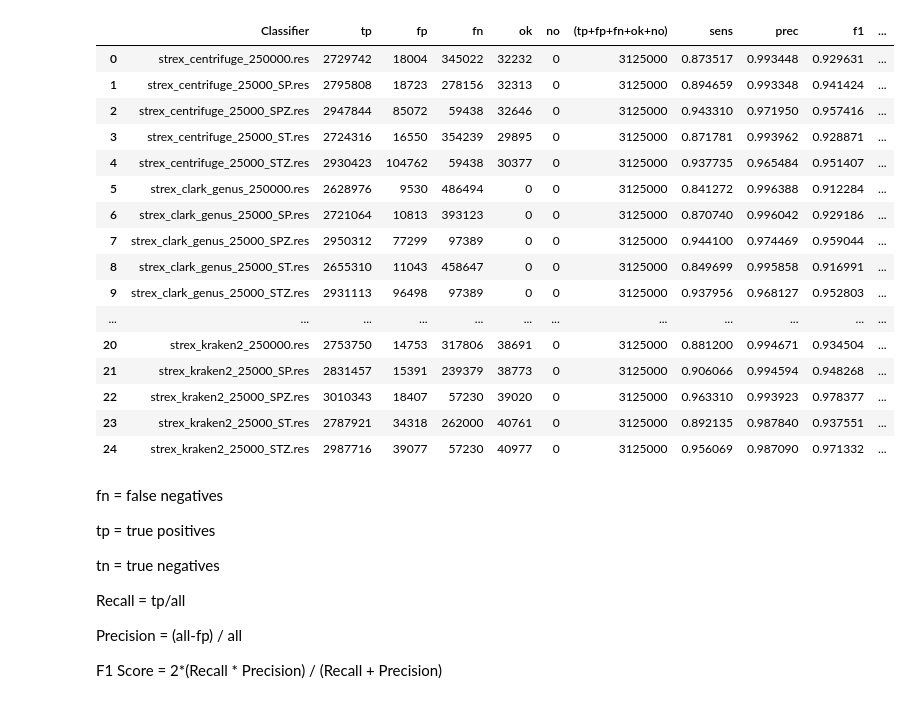
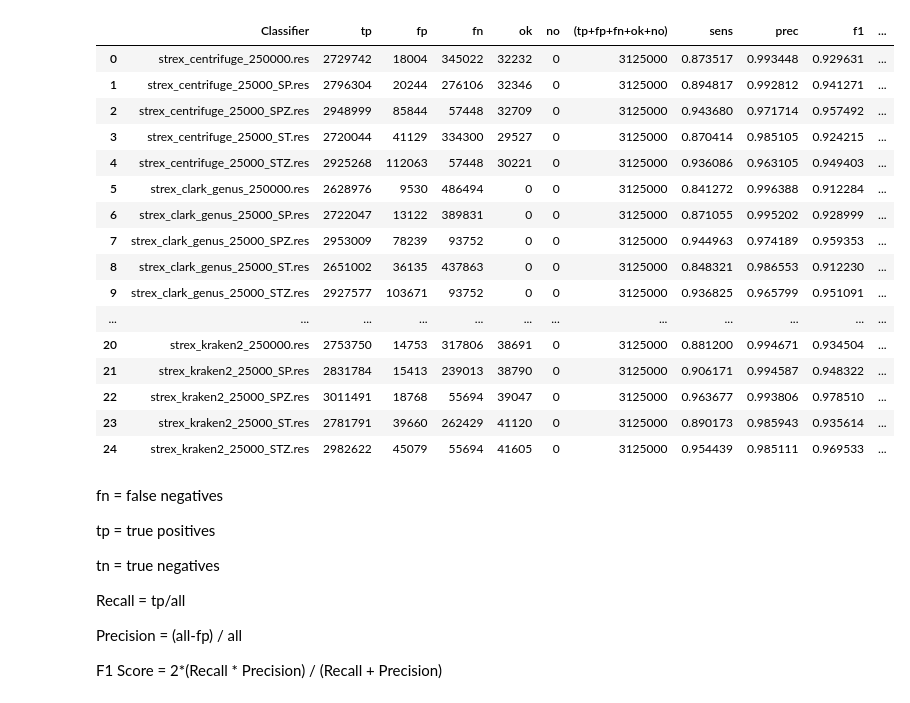
Before and after one commit to leonardoagg/Bioinformatics-Project, a Jupyter notebook: Analysis/ResultsEvaluationAnalysis.ipynb, the cells around one changed output. Saved outputs shown, nothing was run; the diff lists cells and outputs as text; code cells hidden in the pictures.

```diff
--- a/Analysis/ResultsEvaluationAnalysis.ipynb
+++ b/Analysis/ResultsEvaluationAnalysis.ipynb
@@ -2,27 +2,32 @@
 import pandas as pd
 import matplotlib.pyplot as plt
 import numpy as np
-# %%
-df = pd.read_csv('../Script/results_evaluation_genus.csv', sep='\t')
-df
-# %% [output]
-|  | Classifier | tp | fp | fn | ok | no | (tp+fp+fn+ok+no) | sens | prec | f1 | ... |
-| 0 | strex_centrifuge_250000.res | 2729742 | 18004 | 345022 | 32232 | 0 | 3125000 | 0.873517 | 0.993448 | 0.929631 | ... |
-| 1 | strex_centrifuge_25000_SP.res | 2795808 | 18723 | 278156 | 32313 | 0 | 3125000 | 0.894659 | 0.993348 | 0.941424 | ... |
-| 2 | strex_centrifuge_25000_SPZ.res | 2947844 | 85072 | 59438 | 32646 | 0 | 3125000 | 0.943310 | 0.971950 | 0.957416 | ... |
-| 3 | strex_centrifuge_25000_ST.res | 2724316 | 16550 | 354239 | 29895 | 0 | 3125000 | 0.871781 | 0.993962 | 0.928871 | ... |
-| 4 | strex_centrifuge_25000_STZ.res | 2930423 | 104762 | 59438 | 30377 | 0 | 3125000 | 0.937735 | 0.965484 | 0.951407 | ... |
-| 5 | strex_clark_genus_250000.res | 2628976 | 9530 | 486494 | 0 | 0 | 3125000 | 0.841272 | 0.996388 | 0.912284 | ... |
-| 6 | strex_clark_genus_25000_SP.res | 2721064 | 10813 | 393123 | 0 | 0 | 3125000 | 0.870740 | 0.996042 | 0.929186 | ... |
-| 7 | strex_clark_genus_25000_SPZ.res | 2950312 | 77299 | 97389 | 0 | 0 | 3125000 | 0.944100 | 0.974469 | 0.959044 | ... |
-| 8 | strex_clark_genus_25000_ST.res | 2655310 | 11043 | 458647 | 0 | 0 | 3125000 | 0.849699 | 0.995858 | 0.916991 | ... |
-| 9 | strex_clark_genus_25000_STZ.res | 2931113 | 96498 | 97389 | 0 | 0 | 3125000 | 0.937956 | 0.968127 | 0.952803 | ... |
-| ... | ... | ... | ... | ... | ... | ... | ... | ... | ... | ... | ... |
-| 20 | strex_kraken2_250000.res | 2753750 | 14753 | 317806 | 38691 | 0 | 3125000 | 0.881200 | 0.994671 | 0.934504 | ... |
-| 21 | strex_kraken2_25000_SP.res | 2831457 | 15391 | 239379 | 38773 | 0 | 3125000 | 0.906066 | 0.994594 | 0.948268 | ... |
-| 22 | strex_kraken2_25000_SPZ.res | 3010343 | 18407 | 57230 | 39020 | 0 | 3125000 | 0.963310 | 0.993923 | 0.978377 | ... |
-| 23 | strex_kraken2_25000_ST.res | 2787921 | 34318 | 262000 | 40761 | 0 | 3125000 | 0.892135 | 0.987840 | 0.937551 | ... |
-| 24 | strex_kraken2_25000_STZ.res | 2987716 | 39077 | 57230 | 40977 | 0 | 3125000 | 0.956069 | 0.987090 | 0.971332 | ... |
+# %%
+filename1 = 'results_evaluation_genus_20.csv'
+filename2 = 'results_evaluation_genus25.csv'
+
+df = pd.read_csv('../ResultsEvaluation/'+filename1, sep='\t')
+df2 = pd.read_csv('../ResultsEvaluation/'+filename2, sep='\t')
+
+df
+# %% [output]
+|  | Classifier | tp | fp | fn | ok | no | (tp+fp+fn+ok+no) | sens | prec | f1 | ... |
+| 0 | strex_centrifuge_250000.res | 2729742 | 18004 | 345022 | 32232 | 0 | 3125000 | 0.873517 | 0.993448 | 0.929631 | ... |
+| 1 | strex_centrifuge_25000_SP.res | 2796304 | 20244 | 276106 | 32346 | 0 | 3125000 | 0.894817 | 0.992812 | 0.941271 | ... |
+| 2 | strex_centrifuge_25000_SPZ.res | 2948999 | 85844 | 57448 | 32709 | 0 | 3125000 | 0.943680 | 0.971714 | 0.957492 | ... |
+| 3 | strex_centrifuge_25000_ST.res | 2720044 | 41129 | 334300 | 29527 | 0 | 3125000 | 0.870414 | 0.985105 | 0.924215 | ... |
+| 4 | strex_centrifuge_25000_STZ.res | 2925268 | 112063 | 57448 | 30221 | 0 | 3125000 | 0.936086 | 0.963105 | 0.949403 | ... |
+| 5 | strex_clark_genus_250000.res | 2628976 | 9530 | 486494 | 0 | 0 | 3125000 | 0.841272 | 0.996388 | 0.912284 | ... |
+| 6 | strex_clark_genus_25000_SP.res | 2722047 | 13122 | 389831 | 0 | 0 | 3125000 | 0.871055 | 0.995202 | 0.928999 | ... |
+| 7 | strex_clark_genus_25000_SPZ.res | 2953009 | 78239 | 93752 | 0 | 0 | 3125000 | 0.944963 | 0.974189 | 0.959353 | ... |
+| 8 | strex_clark_genus_25000_ST.res | 2651002 | 36135 | 437863 | 0 | 0 | 3125000 | 0.848321 | 0.986553 | 0.912230 | ... |
+| 9 | strex_clark_genus_25000_STZ.res | 2927577 | 103671 | 93752 | 0 | 0 | 3125000 | 0.936825 | 0.965799 | 0.951091 | ... |
+| ... | ... | ... | ... | ... | ... | ... | ... | ... | ... | ... | ... |
+| 20 | strex_kraken2_250000.res | 2753750 | 14753 | 317806 | 38691 | 0 | 3125000 | 0.881200 | 0.994671 | 0.934504 | ... |
+| 21 | strex_kraken2_25000_SP.res | 2831784 | 15413 | 239013 | 38790 | 0 | 3125000 | 0.906171 | 0.994587 | 0.948322 | ... |
+| 22 | strex_kraken2_25000_SPZ.res | 3011491 | 18768 | 55694 | 39047 | 0 | 3125000 | 0.963677 | 0.993806 | 0.978510 | ... |
+| 23 | strex_kraken2_25000_ST.res | 2781791 | 39660 | 262429 | 41120 | 0 | 3125000 | 0.890173 | 0.985943 | 0.935614 | ... |
+| 24 | strex_kraken2_25000_STZ.res | 2982622 | 45079 | 55694 | 41605 | 0 | 3125000 | 0.954439 | 0.985111 | 0.969533 | ... |
 # %% [markdown]
 fn = false negatives
 
```
Also changed, not shown: parts of 7 cells of this notebook, 4 other files.
